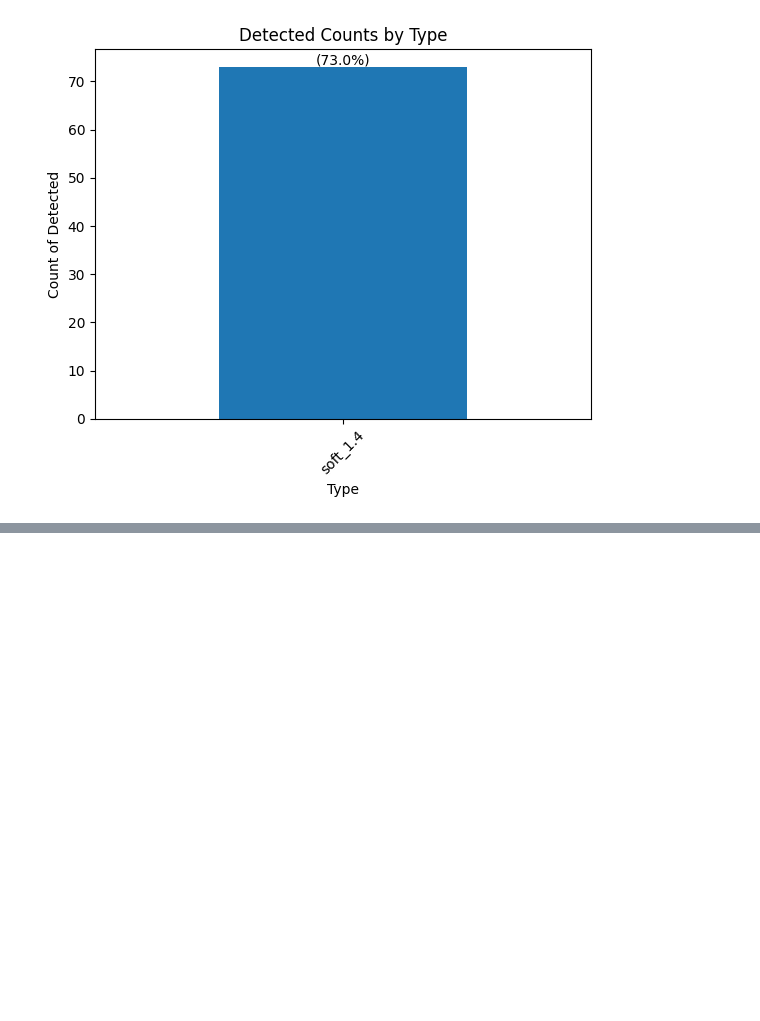
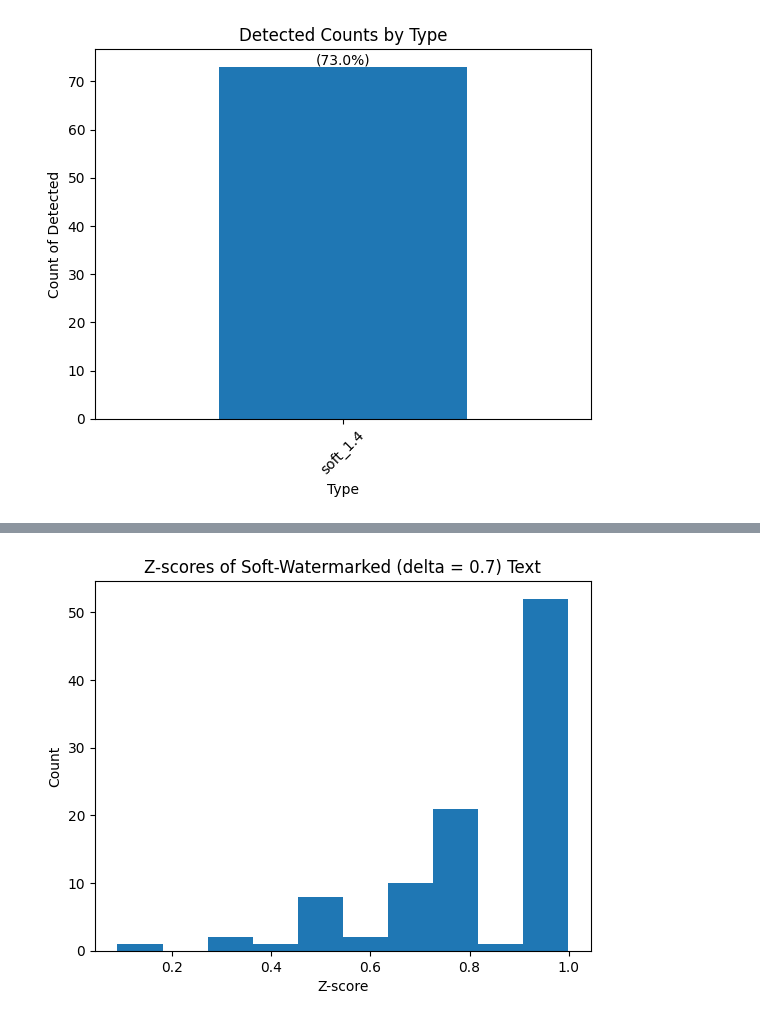
Before and after one commit to 24npl1/cs375-final, a Jupyter notebook: testing.ipynb, the cells around one changed output, grey strips where cells are left out. Saved outputs shown, nothing was run; the diff lists cells and outputs as text; code cells hidden in the pictures; blank space fills up the shorter version.

```diff
--- a/testing.ipynb
+++ b/testing.ipynb
@@ -238,0 +221,13 @@ plt.show()
+# %%
+# Filter the dataframe to keep only rows where the column value is "Hard Watermark"
+filtered_df = new_df[new_df.type == "Soft Watermark\n (delta = 0.7)"]
+probs = sorted(filtered_df["prob"])
+
+# Create a histogram of the column with value "Hard Watermark"
+plt.hist(probs)
+plt.ylabel("Count")
+plt.xlabel("Z-score")
+plt.title(f"Z-scores of Soft-Watermarked (delta = 0.7) Text")
+plt.show()
+# %% [output]
+[figure, added]
```
Also changed, not shown: parts of 3 cells of this notebook, 9 other files.
